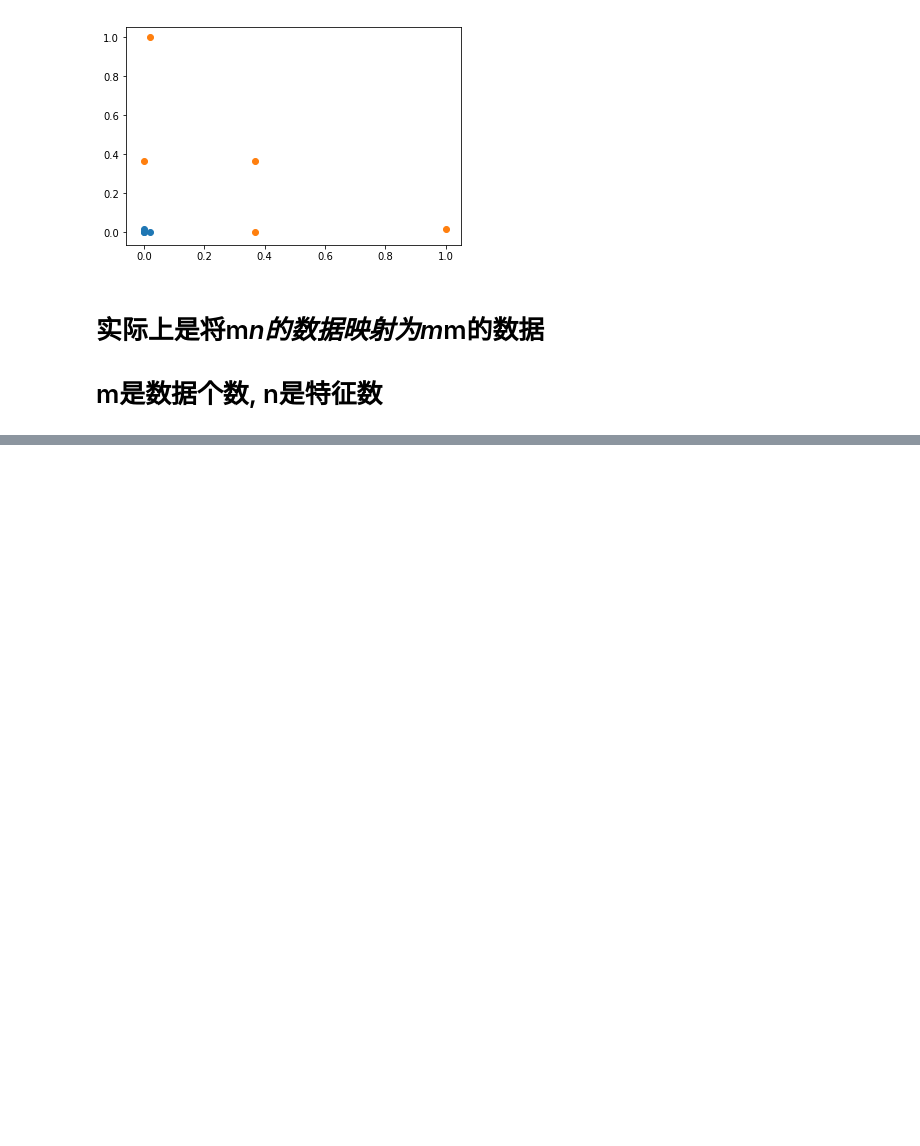
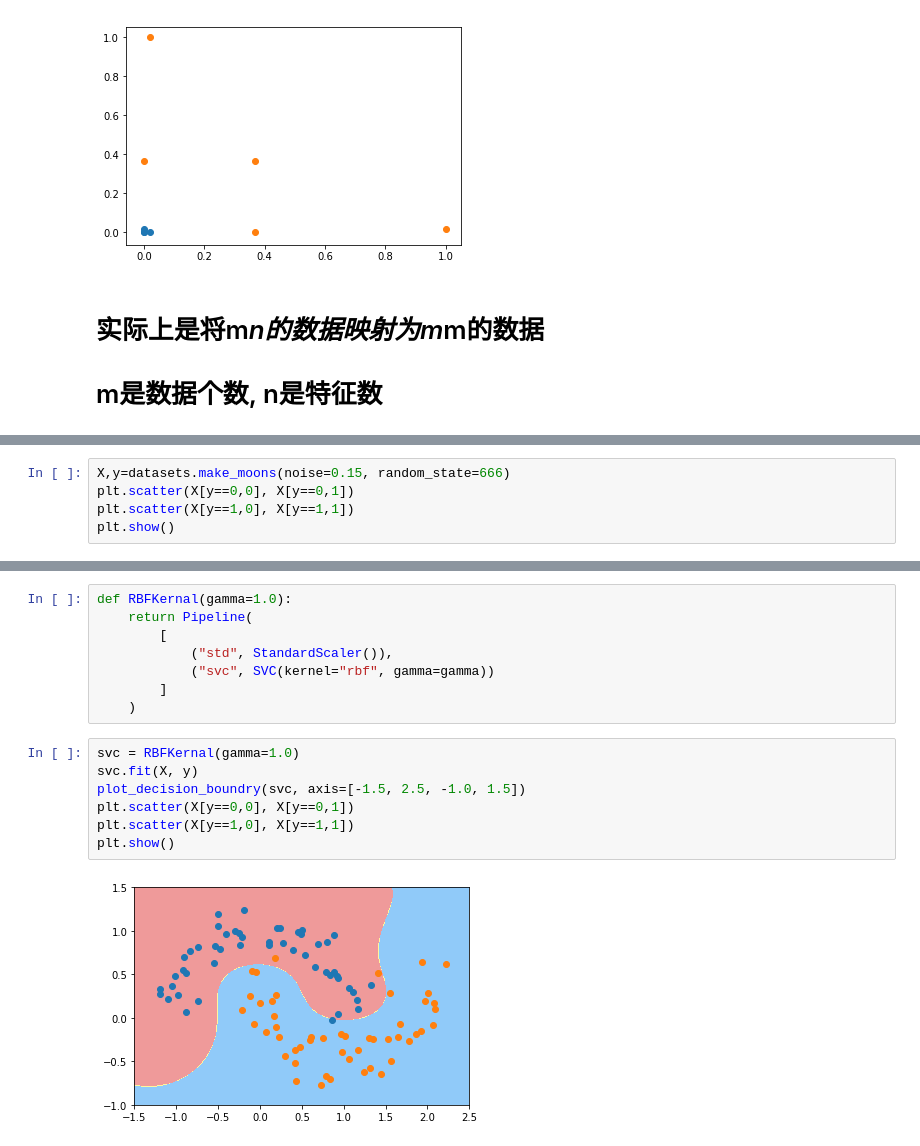
Before and after one commit to gaoxingliang/learnpython, a Jupyter notebook: Python3玩转机器学习/11_SVM/05_svm中的多项式特征和Kernal.ipynb, the cells around one changed output, grey strips where cells are left out. Saved outputs shown, nothing was run; the diff lists cells and outputs as text; blank space fills up the shorter version.

```diff
--- a/Python3玩转机器学习/11_SVM/05_svm中的多项式特征和Kernal.ipynb
+++ b/Python3玩转机器学习/11_SVM/05_svm中的多项式特征和Kernal.ipynb
@@ -174,0 +193,5 @@ plt.show()
+# %%
+X,y=datasets.make_moons(noise=0.15, random_state=666)
+plt.scatter(X[y==0,0], X[y==0,1])
+plt.scatter(X[y==1,0], X[y==1,1])
+plt.show()
@@ -174,0 +200,17 @@ plt.show()
+# %%
+def RBFKernal(gamma=1.0):
+    return Pipeline(
+        [
+            ("std", StandardScaler()),
+            ("svc", SVC(kernel="rbf", gamma=gamma))
+        ]
+    )
+# %%
+svc = RBFKernal(gamma=1.0)
+svc.fit(X, y)
+plot_decision_boundry(svc, axis=[-1.5, 2.5, -1.0, 1.5])
+plt.scatter(X[y==0,0], X[y==0,1])
+plt.scatter(X[y==1,0], X[y==1,1])
+plt.show()
+# %% [output]
+[figure, added]
```
Also changed, not shown: parts of 8 cells of this notebook, 2 other files.
